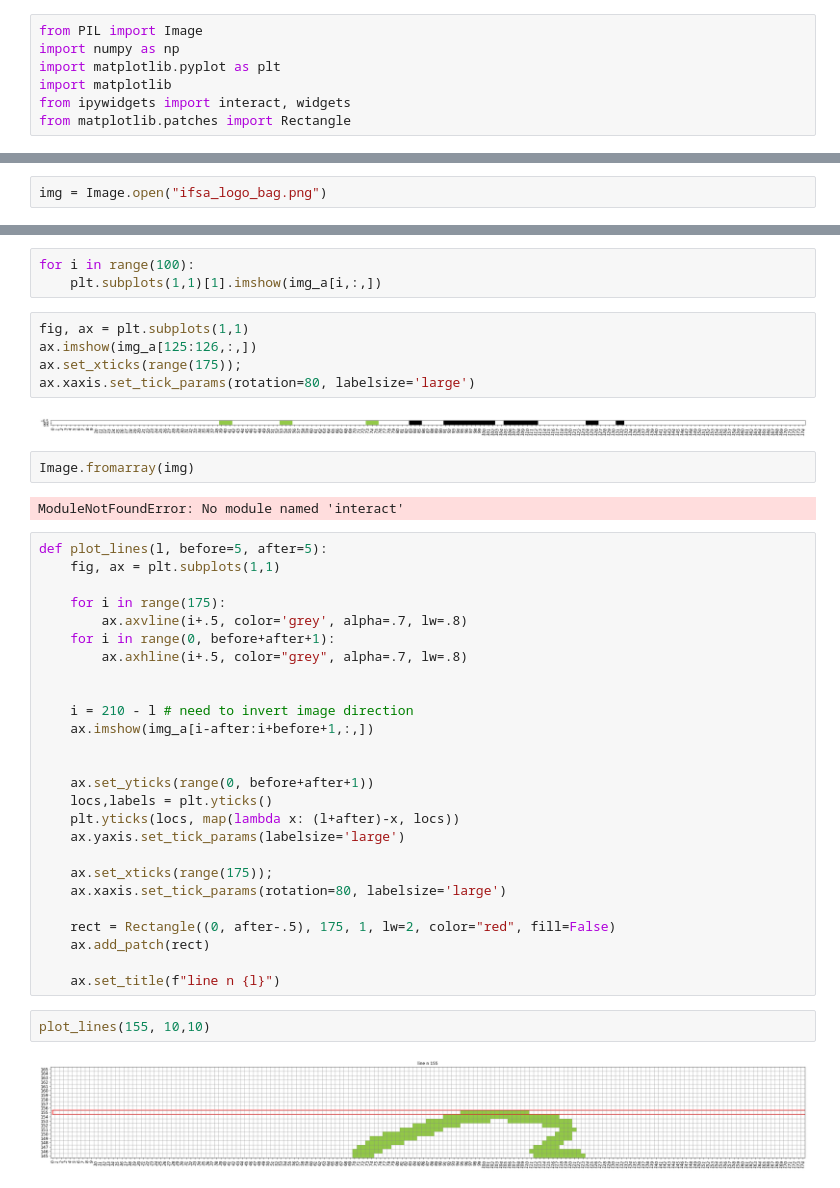
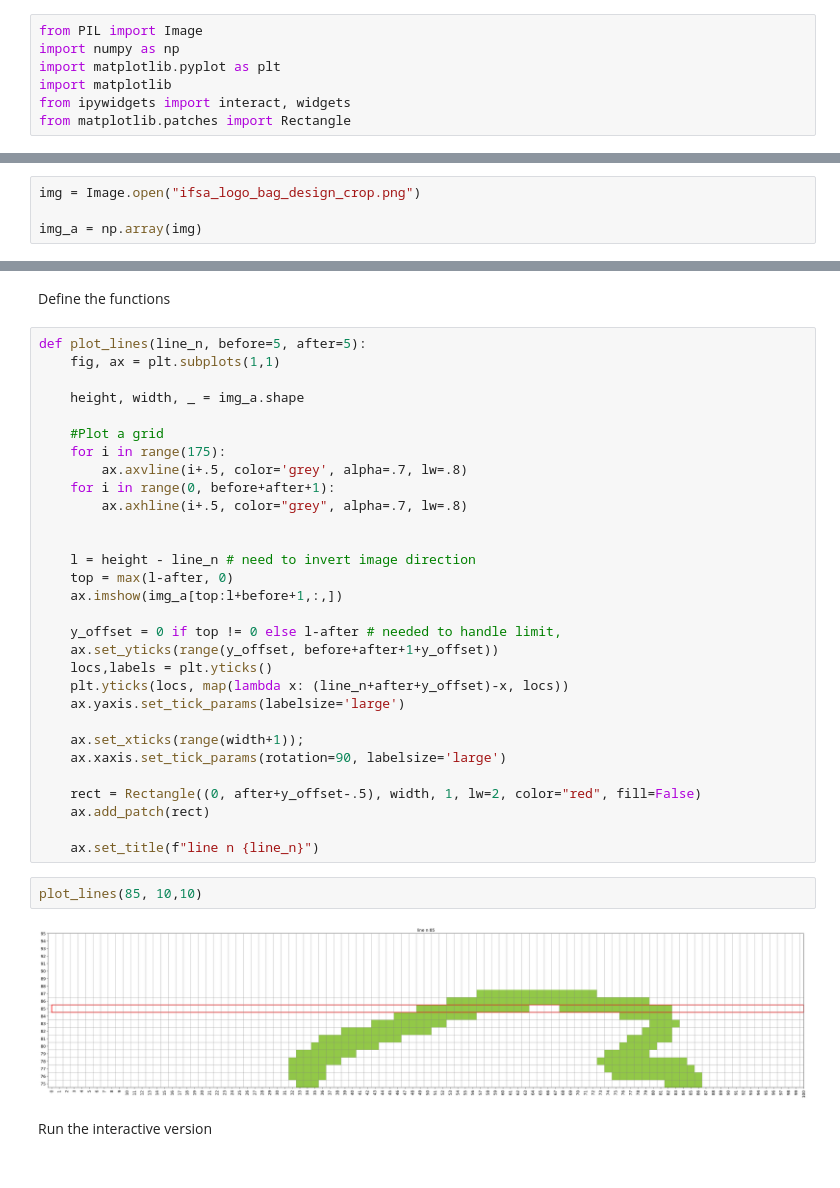
Before and after one commit to mone27/weawing-images, a Jupyter notebook: IFSA-image.ipynb, the cells around one changed output, grey strips where cells are left out. Drawn from its saved outputs; the diff is of its cells as text.

Commit message:
Working with cropped image and fixed behaviour at hedge cases

```diff
--- a/IFSA-image.ipynb
+++ b/IFSA-image.ipynb
@@ -10,5 +11,7 @@ matplotlib.rcParams['figure.figsize'] = 40, 20
 # %%
-img = Image.open("ifsa_logo_bag.png")
+img = Image.open("ifsa_logo_bag_design_crop.png")
+
+img_a = np.array(img)
 # %%
 img
 # %% [output]
@@ -23,45 +19,39 @@ plt.imshow(img_a)
-# %%
-for i in range(100):
-    plt.subplots(1,1)[1].imshow(img_a[i,:,])
-# %%
-fig, ax = plt.subplots(1,1)
-ax.imshow(img_a[125:126,:,])
-ax.set_xticks(range(175));
-ax.xaxis.set_tick_params(rotation=80, labelsize='large')
-# %% [output]
-[figure, removed]
-# %%
-Image.fromarray(img)
-# %% [output]
-ModuleNotFoundError: No module named 'interact'
+# %% [markdown]
+Define the functions
 # %%
-def plot_lines(l, before=5, after=5):
+def plot_lines(line_n, before=5, after=5):
     fig, ax = plt.subplots(1,1)
 
+    height, width, _ = img_a.shape
+
+    #Plot a grid
     for i in range(175):
         ax.axvline(i+.5, color='grey', alpha=.7, lw=.8)
     for i in range(0, before+after+1):
         ax.axhline(i+.5, color="grey", alpha=.7, lw=.8)
 
 
-    i = 210 - l # need to invert image direction
-    ax.imshow(img_a[i-after:i+before+1,:,])
+    l = height - line_n # need to invert image direction
+    top = max(l-after, 0)
+    ax.imshow(img_a[top:l+before+1,:,])
 
-
-    ax.set_yticks(range(0, before+after+1))
+    y_offset = 0 if top != 0 else l-after # needed to handle limit,
+    ax.set_yticks(range(y_offset, before+after+1+y_offset))
     locs,labels = plt.yticks()
-    plt.yticks(locs, map(lambda x: (l+after)-x, locs))
+    plt.yticks(locs, map(lambda x: (line_n+after+y_offset)-x, locs))
     ax.yaxis.set_tick_params(labelsize='large')
 
-    ax.set_xticks(range(175));
-    ax.xaxis.set_tick_params(rotation=80, labelsize='large')
+    ax.set_xticks(range(width+1));
+    ax.xaxis.set_tick_params(rotation=90, labelsize='large')
 
-    rect = Rectangle((0, after-.5), 175, 1, lw=2, color="red", fill=False)
+    rect = Rectangle((0, after+y_offset-.5), width, 1, lw=2, color="red", fill=False)
     ax.add_patch(rect)
 
-    ax.set_title(f"line n {l}")
+    ax.set_title(f"line n {line_n}")
 # %%
-plot_lines(155, 10,10)
+plot_lines(85, 10,10)
 # %% [output]
-[figure, old version]
+[figure, new version]
+# %% [markdown]
+Run the interactive version
 # %%
```
Also changed, not shown: parts of 8 cells of this notebook, 1 other file.
